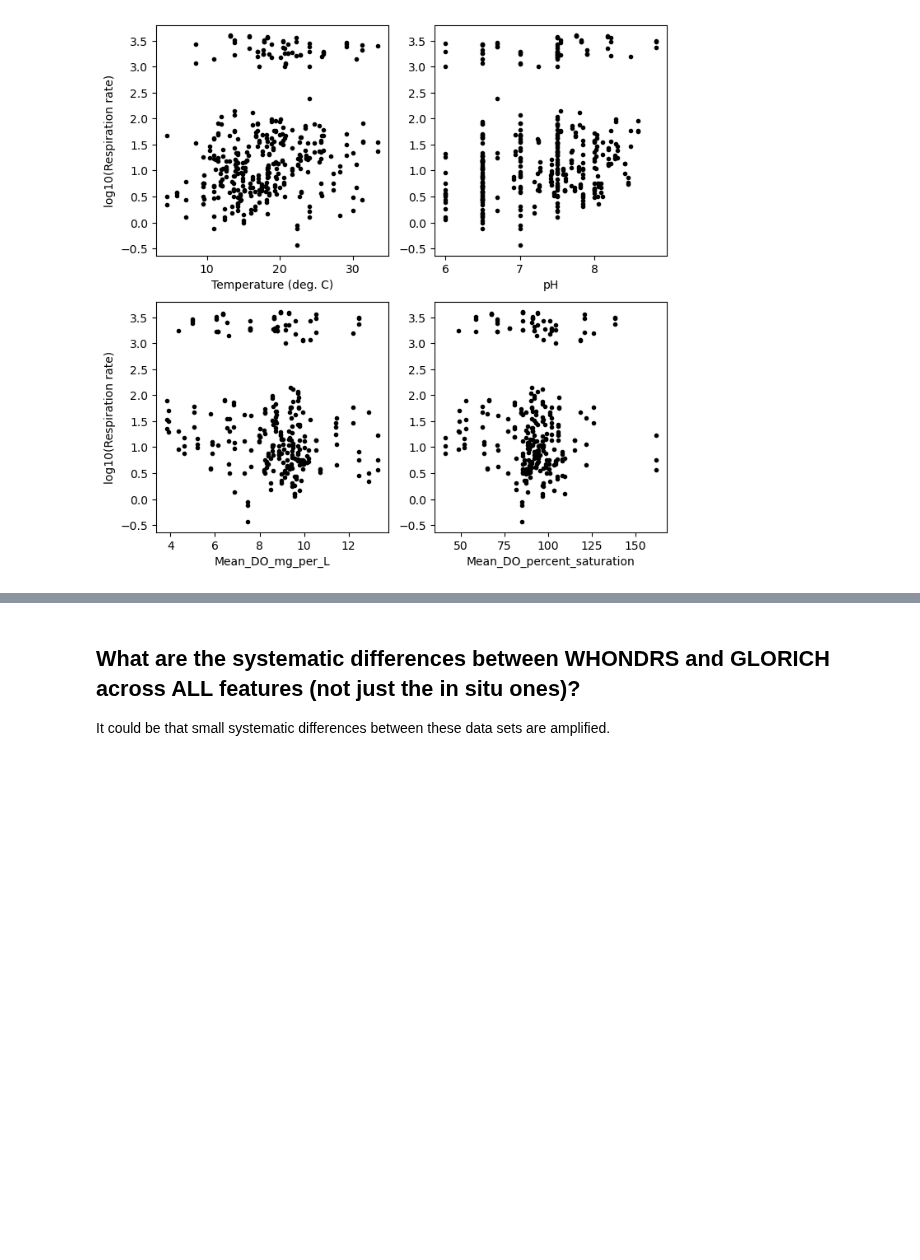
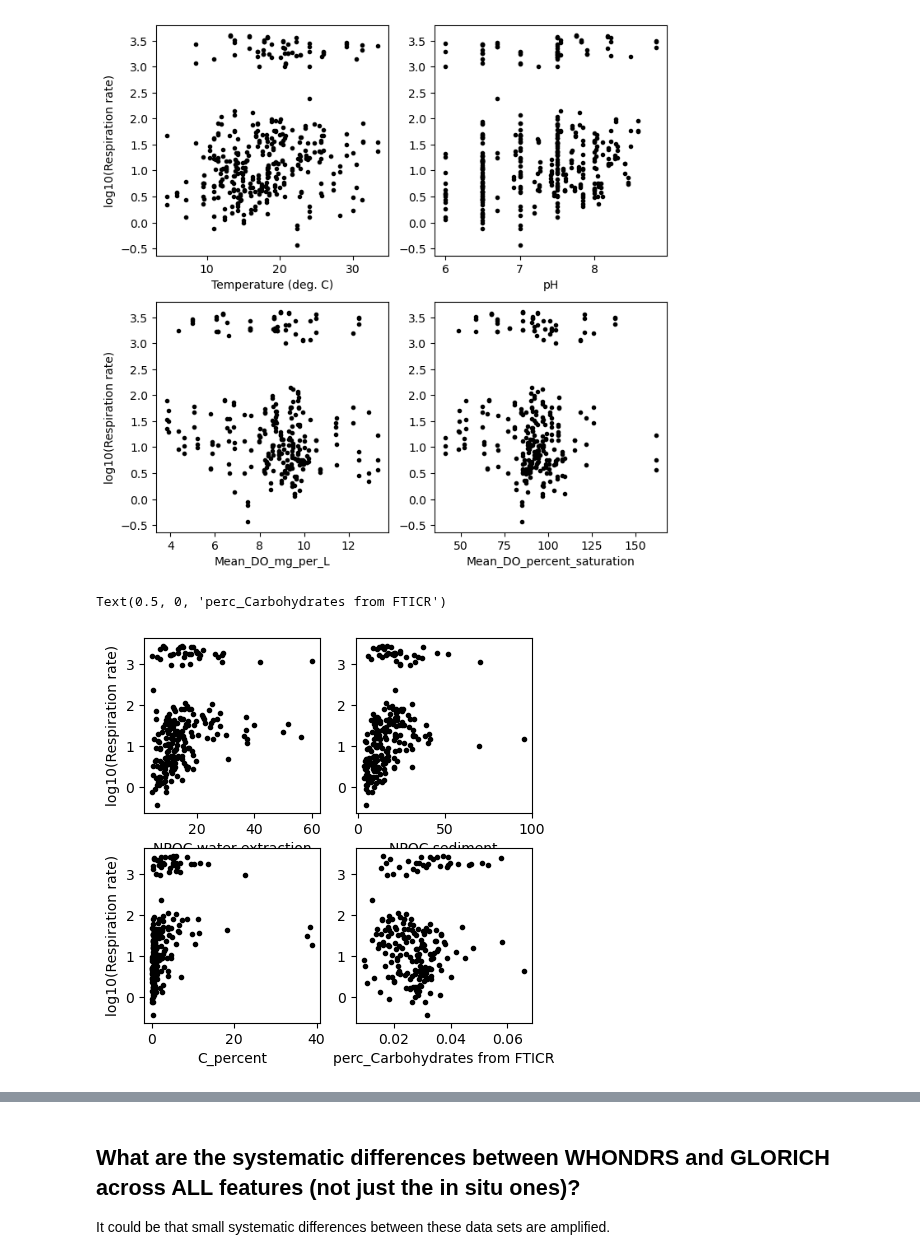
Before and after one commit to parallelworks/sl-archive-whondrs, a Jupyter notebook: examples/fig09_explore_WHONDRS_GLORICH_bias.ipynb, the cells around one changed output, grey strips where cells are left out. Cells and saved outputs as stored; diff of their text form; code cells hidden in the pictures; blank space fills up the shorter version.

Commit message:
Compare respiration to amount of avail carbon, error map setup

```diff
--- a/examples/fig09_explore_WHONDRS_GLORICH_bias.ipynb
+++ b/examples/fig09_explore_WHONDRS_GLORICH_bias.ipynb
@@ -349,6 +351,41 @@ ax4.set_xlabel('Mean_DO_percent_saturation')
 # %% [output]
 Text(0.5, 0, 'Mean_DO_percent_saturation')
 [figure]
+# %%
+# Plot relationship between amount of carbon present and respiration rate
+# for response to reviewer
+s19s_df = pd.read_csv("../input_data/WHONDRS_Data.csv")
+
+fig, [[ax1,ax2],[ax3,ax4]] = plt.subplots(2,2,figsize=(5,5))
+
+ax1.plot(
+    s19s_df['NPOC_INC_mg_per_L_as_C'],
+    np.log10(np.abs(s19s_df['Normalized_Respiration_Rate_mg_DO_per_H_per_L_sediment'])),
+    'k.')
+ax1.set_xlabel('NPOC water extraction')
+ax1.set_ylabel('log10(Respiration rate)')
+
+ax2.plot(
+    s19s_df['NPOC_Field_mg_per_L_as_C'],
+    np.log10(np.abs(s19s_df['Normalized_Respiration_Rate_mg_DO_per_H_per_L_sediment'])),
+    'k.')
+ax2.set_xlabel('NPOC sediment')
+
+ax3.plot(
+    s19s_df['C_percent'],
+    np.log10(np.abs(s19s_df['Normalized_Respiration_Rate_mg_DO_per_H_per_L_sediment'])),
+    'k.')
+ax3.set_xlabel('C_percent')
+ax3.set_ylabel('log10(Respiration rate)')
+
+ax4.plot(
+    s19s_df['perc_Carb'],
+    np.log10(np.abs(s19s_df['Normalized_Respiration_Rate_mg_DO_per_H_per_L_sediment'])),
+    'k.')
+ax4.set_xlabel('perc_Carbohydrates from FTICR')
+# %% [output]
+Text(0.5, 0, 'perc_Carbohydrates from FTICR')
+[figure, added]
 # %% [markdown]
 Observations:
 1. There may be very very very weak relationships and those relationships could even be potentially different (**NONLINEAR**) depending on whether a site is a weak or strong respiration rate.  For example, for the weaker respiration rate sites (bottom part of top left panel), it appears (squinting eyes) that higher T results in stronger respiration rate. On the other hand, for sites in the upper part of the plot (top left panel), higher temp may result in weaker respiration rate.
```
Also changed, not shown: parts of 5 cells of this notebook.
